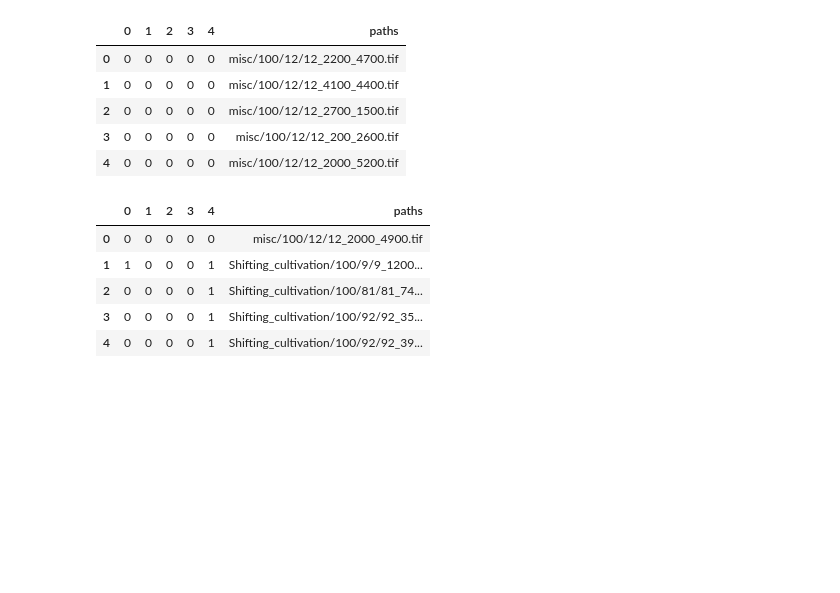
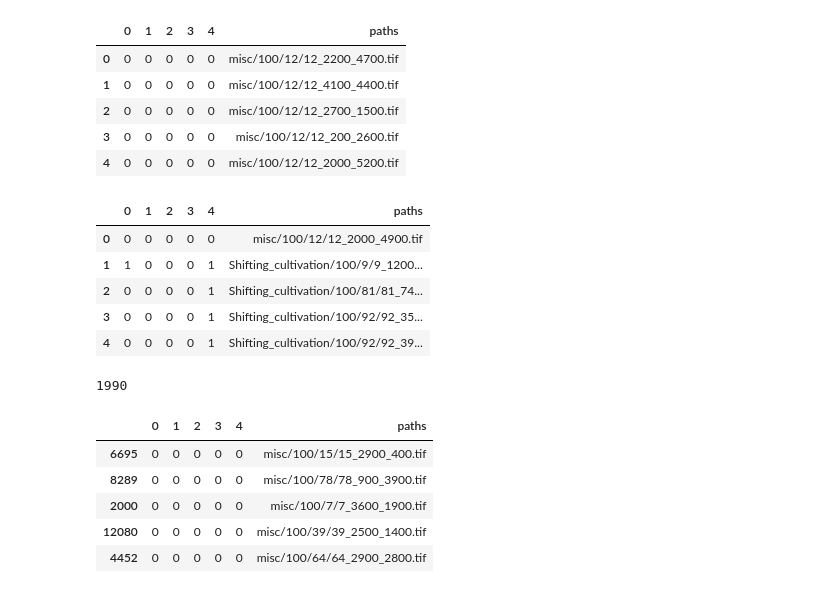
Before and after one commit to Project-Canopy/cb_feature_detection, a Jupyter notebook: data-prep/dataset_changes/train_val_test_split_make_csvs.ipynb, the cells around one changed output. Drawn from its saved outputs; the diff is of its cells as text; code cells hidden in the pictures; blank space fills up the shorter version.

```diff
--- a/data-prep/dataset_changes/train_val_test_split_make_csvs.ipynb
+++ b/data-prep/dataset_changes/train_val_test_split_make_csvs.ipynb
@@ -1054,3 +1054,20 @@ df.head()
 | 2 | 0 | 0 | 0 | 0 | 1 | Shifting_cultivation/100/81/81_74... |
 | 3 | 0 | 0 | 0 | 0 | 1 | Shifting_cultivation/100/92/92_35... |
 | 4 | 0 | 0 | 0 | 0 | 1 | Shifting_cultivation/100/92/92_39... |
+# %%
+val_df = pd.read_csv('new_val_labels_v3.csv')
+
+val_df_2 = val_df.sample(frac=0.1)
+
+len(val_df_2)
+# %% [output]
+1990
+# %%
+val_df_2.head()
+# %% [output]
+|  | 0 | 1 | 2 | 3 | 4 | paths |
+| 6695 | 0 | 0 | 0 | 0 | 0 | misc/100/15/15_2900_400.tif |
+| 8289 | 0 | 0 | 0 | 0 | 0 | misc/100/78/78_900_3900.tif |
+| 2000 | 0 | 0 | 0 | 0 | 0 | misc/100/7/7_3600_1900.tif |
+| 12080 | 0 | 0 | 0 | 0 | 0 | misc/100/39/39_2500_1400.tif |
+| 4452 | 0 | 0 | 0 | 0 | 0 | misc/100/64/64_2900_2800.tif |
```
Also changed, not shown: parts of 1 cell of this notebook, 1 other file.
